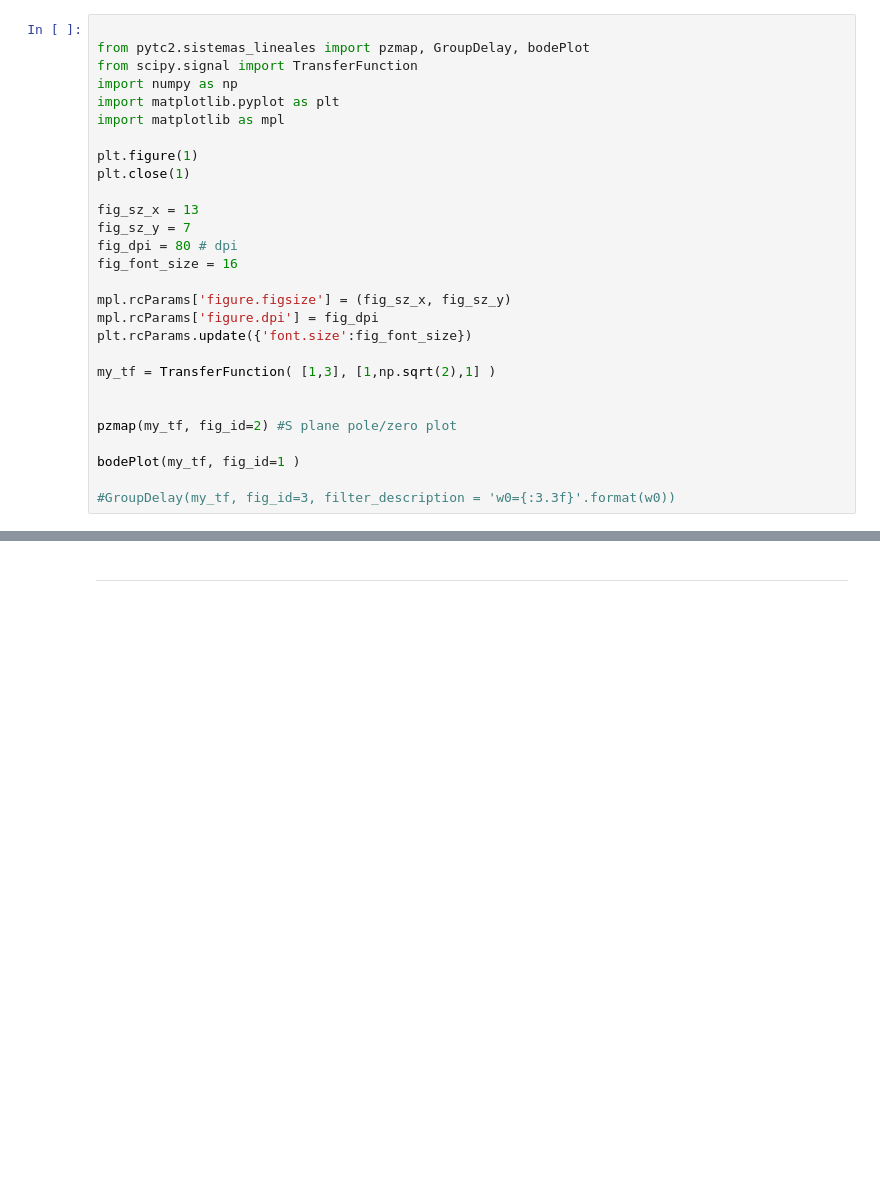
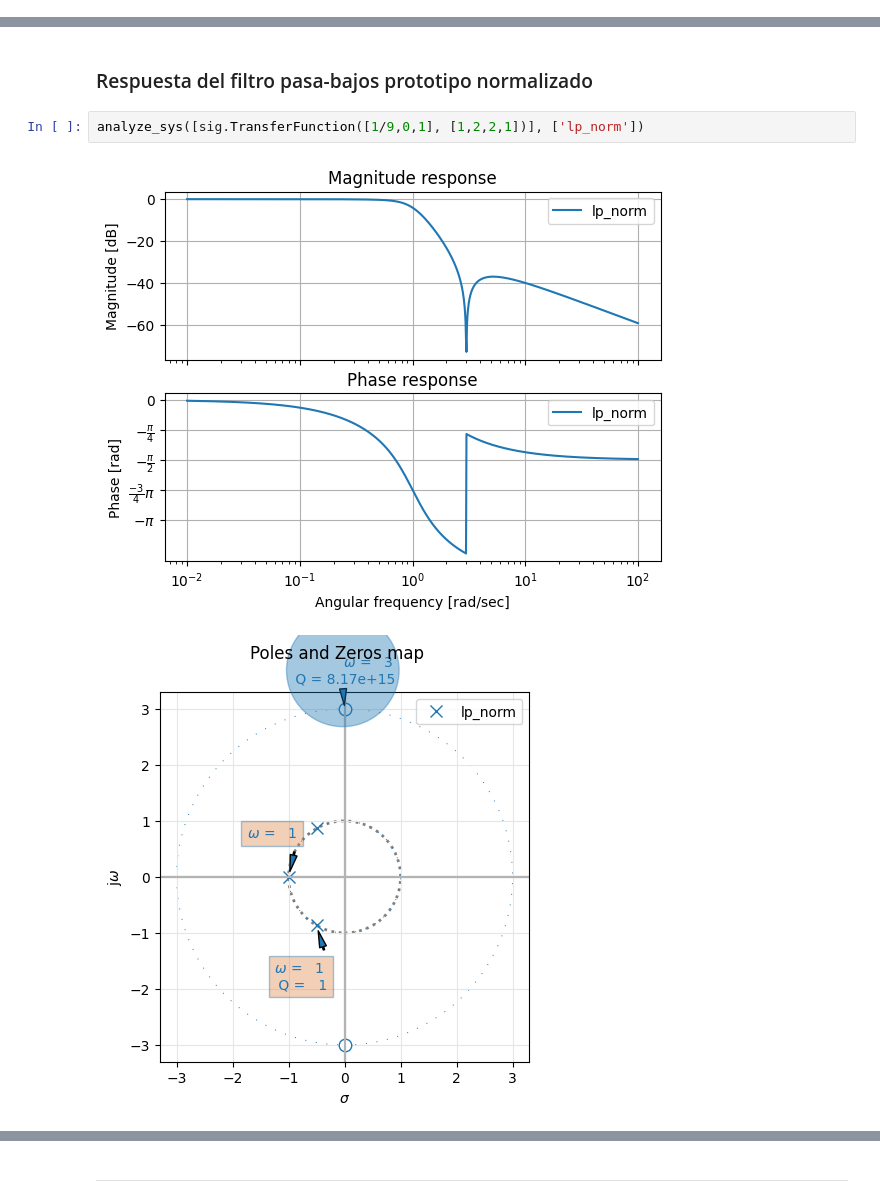
Before and after one commit to facundo-iglesias/TC2, a Jupyter notebook: Trabajo_semanal6/Trabajo_semanal6.ipynb, the cells around one changed output, grey strips where cells are left out. Saved outputs shown, nothing was run; the diff lists cells and outputs as text; blank space fills up the shorter version.

```diff
--- a/Trabajo_semanal6/Trabajo_semanal6.ipynb
+++ b/Trabajo_semanal6/Trabajo_semanal6.ipynb
@@ -303,28 +0,0 @@ def plotearFtrans(w0,Q,K,tipo, wn):
-# %%
-
-from pytc2.sistemas_lineales import pzmap, GroupDelay, bodePlot
-from scipy.signal import TransferFunction
-import numpy as np
-import matplotlib.pyplot as plt
-import matplotlib as mpl
-
-plt.figure(1)
-plt.close(1)
-
-fig_sz_x = 13
-fig_sz_y = 7
-fig_dpi = 80 # dpi
-fig_font_size = 16
-
-mpl.rcParams['figure.figsize'] = (fig_sz_x, fig_sz_y)
-mpl.rcParams['figure.dpi'] = fig_dpi
-plt.rcParams.update({'font.size':fig_font_size})
-
-my_tf = TransferFunction( [1,3], [1,np.sqrt(2),1] )
-
-
-pzmap(my_tf, fig_id=2) #S plane pole/zero plot
-
-bodePlot(my_tf, fig_id=1 )
-
-#GroupDelay(my_tf, fig_id=3, filter_description = 'w0={:3.3f}'.format(w0))
@@ -365,0 +120,7 @@ analyze_sys([sig.TransferFunction([1,3], [1,np.sqrt(2),1])], ['lp_norm'])
+# %% [markdown]
+### Respuesta del filtro pasa-bajos prototipo normalizado
+# %%
+analyze_sys([sig.TransferFunction([1/9,0,1], [1,2,2,1])], ['lp_norm'])
+# %% [output]
+[figure, added]
+[figure, added]
```
Also changed, not shown: parts of 65 cells of this notebook, 15 other files.
